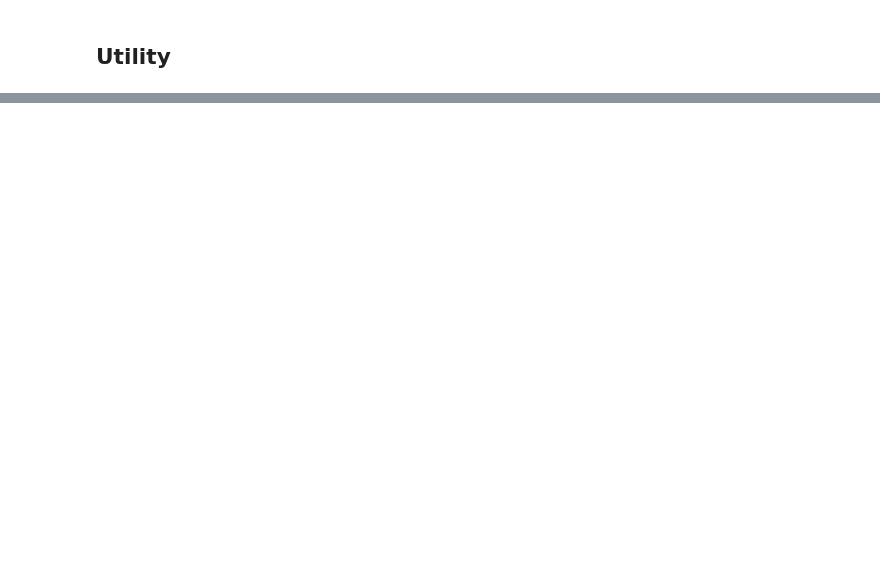
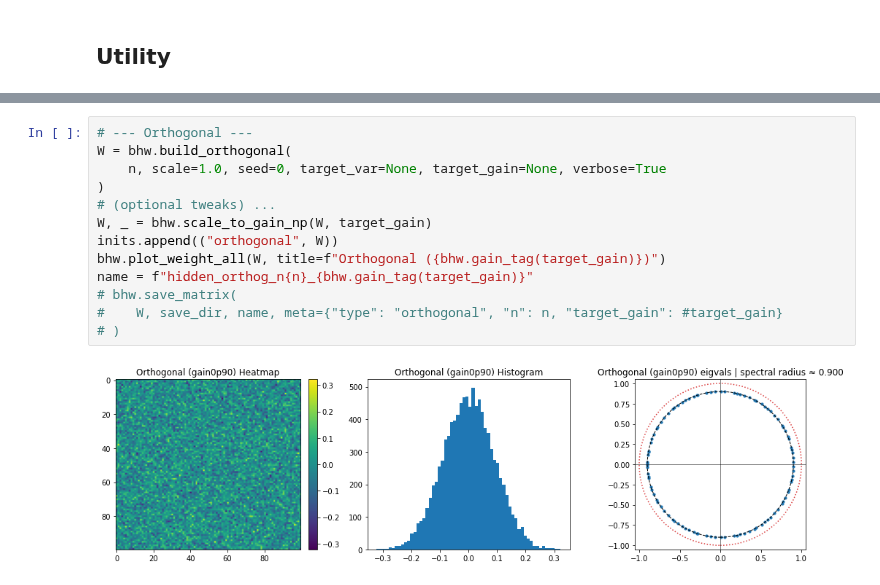
Before and after one commit to margotwagner/HCPrediction, a Jupyter notebook: notebooks/hidden-weight-builder.ipynb, the cells around one changed output, grey strips where cells are left out. Saved outputs shown, nothing was run; the diff lists cells and outputs as text; blank space fills up the shorter version.

```diff
--- a/notebooks/hidden-weight-builder.ipynb
+++ b/notebooks/hidden-weight-builder.ipynb
@@ -762,0 +103,15 @@ Variance after scaling:  0.010000
+# %%
+# --- Orthogonal ---
+W = bhw.build_orthogonal(
+    n, scale=1.0, seed=0, target_var=None, target_gain=None, verbose=True
+)
+# (optional tweaks) ...
+W, _ = bhw.scale_to_gain_np(W, target_gain)
+inits.append(("orthogonal", W))
+bhw.plot_weight_all(W, title=f"Orthogonal ({bhw.gain_tag(target_gain)})")
+name = f"hidden_orthog_n{n}_{bhw.gain_tag(target_gain)}"
+# bhw.save_matrix(
+#    W, save_dir, name, meta={"type": "orthogonal", "n": n, "target_gain": #target_gain}
+# )
+# %% [output]
+[figure, added]
```
Also changed, not shown: parts of 60 cells of this notebook, 1 other file.
